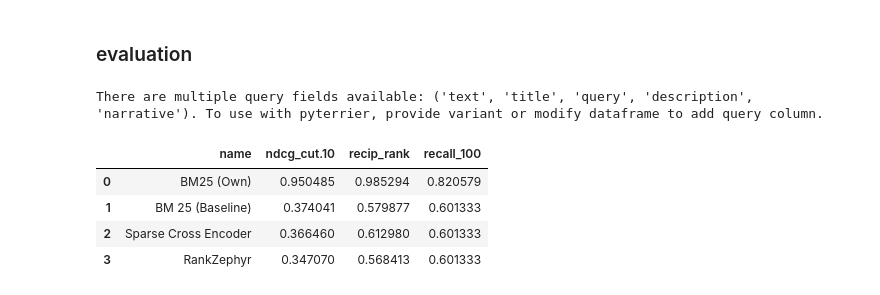
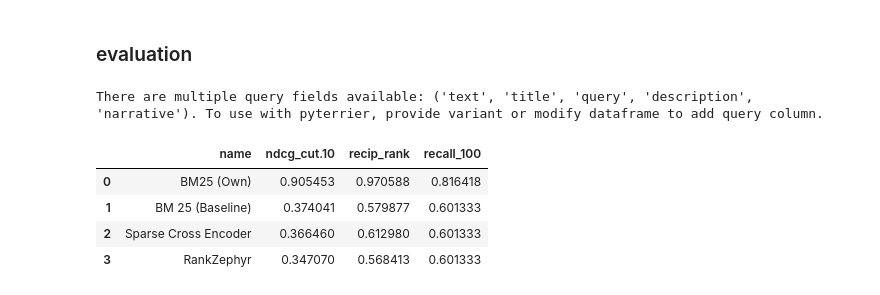
Before and after one commit to tira-io/ir-lab-sose-2024-knowledge-knights, a Jupyter notebook: improved-retrieval-system/improved-retrieval-system.ipynb, the cells around one changed output. Drawn from its saved outputs; the diff is of its cells as text; code cells hidden in the pictures.

```diff
--- a/improved-retrieval-system/improved-retrieval-system.ipynb
+++ b/improved-retrieval-system/improved-retrieval-system.ipynb
@@ -179,6 +182,6 @@ pl2 = pt.BatchRetrieve(index, wmodel="PL2")
 pipeline = bm25 >> (tf ** pl2)
 
 # sklearn regressor
-rf = RandomForestRegressor(n_estimators=400)
-rf_pipe = pipeline >> pt.ltr.apply_learned_model(rf)
-rf_pipe.fit(pt_dataset.get_topics(), pt_dataset.get_qrels())
+rf = RandomForestRegressor(n_estimators=5)
+# rf_pipe = pipeline >> pt.ltr.apply_learned_model(rf)
+# rf_pipe.fit(pt_dataset.get_topics(), pt_dataset.get_qrels())
@@ -225,25 +226,24 @@ Done. run file is stored under "../runs/run.txt".
 # %% [markdown]
 ### evaluation
 # %%
-'''
+
 bm25 = pt.io.read_results('../runs/run.txt')
 
 bm25_baseline = tira.pt.from_submission('ir-benchmarks/tira-ir-starter/BM25 (tira-ir-starter-pyterrier)', pt_dataset)
 sparse_cross_encoder = tira.pt.from_submission('ir-benchmarks/fschlatt/sparse-cross-encoder-4-512', pt_dataset)
 rank_zephyr = tira.pt.from_submission('workshop-on-open-web-search/fschlatt/rank-zephyr', pt_dataset)
 
 pt.Experiment(
     [rf_pipe, bm25_baseline, sparse_cross_encoder, rank_zephyr],
     pt_dataset.get_topics(),
     pt_dataset.get_qrels(),
     ["ndcg_cut.10", "recip_rank", "recall_100"],
     names=["BM25 (Own)", "BM 25 (Baseline)", "Sparse Cross Encoder", "RankZephyr"]
 )
-'''
 # %% [output]
 There are multiple query fields available: ('text', 'title', 'query', 'description', 'narrative'). To use with pyterrier, provide variant or modify dataframe to add query column.
 |  | name | ndcg_cut.10 | recip_rank | recall_100 |
-| 0 | BM25 (Own) | 0.950485 | 0.985294 | 0.820579 |
+| 0 | BM25 (Own) | 0.905453 | 0.970588 | 0.816418 |
 | 1 | BM 25 (Baseline) | 0.374041 | 0.579877 | 0.601333 |
 | 2 | Sparse Cross Encoder | 0.366460 | 0.612980 | 0.601333 |
 | 3 | RankZephyr | 0.347070 | 0.568413 | 0.601333 |
```
Also changed, not shown: parts of 4 cells of this notebook, 3 other files.
